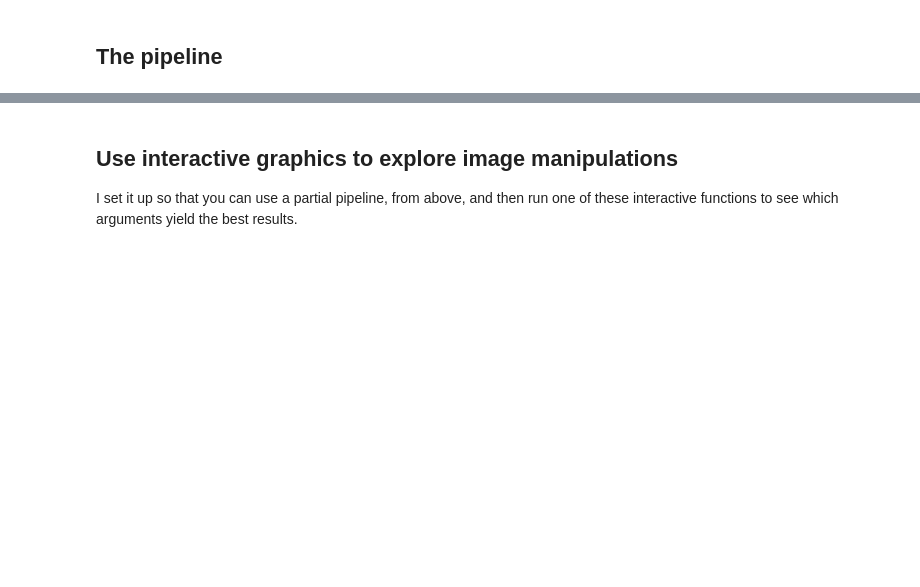
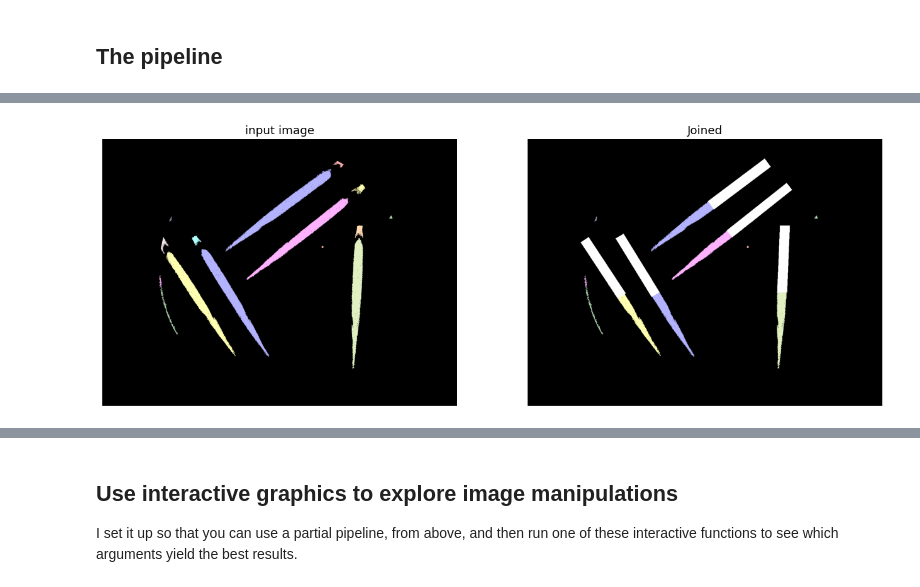
Before and after one commit to rafelafrance/segment_seeds, a Jupyter notebook: practice_segmenting.ipynb, the cells around one changed output, grey strips where cells are left out. Drawn from its saved outputs; the diff is of its cells as text; code cells hidden in the pictures; blank space fills up the shorter version.

Commit message:
Join seed heads & bodies

```diff
--- a/practice_segmenting.ipynb
+++ b/practice_segmenting.ipynb
@@ -49,11 +46,15 @@ matplotlib.rcParams.update({"font.size": 11})
 suffixes = (".jpeg", ".png")
 
 PATHS = [p for p in IMAGE_DIR.glob("*.*") if p.suffix in suffixes]
-path = PATHS[0]
+image_path = PATHS[0]
+# %%
+AREA_THRESHOLD = 9000
+HEAD_SEARCH_HEIGHT = 300
+HEAD_SEARCH_RADII = list(range(-20, 21))
 # %% [markdown]
 ## Get initial grayscale image
 # %%
-orig = io.imread(path)
+orig = io.imread(image_path)
 gray = np.uint8(color.rgb2gray(orig) * 255.0)
 io.imshow(gray)
 gray.dtype, gray.min(), gray.max()
@@ -472,0 +440,92 @@ bool (960, 1280)
+# %%
+canvas = image.copy()
+
+for body in regionprops(labels):
+    if body.area < AREA_THRESHOLD:
+        continue
+
+    # Start with the centroid calculated by scikit's measure.label function
+    centroid_rr, centroid_cc = int(body.centroid[0]), int(body.centroid[1])
+    # rr, cc = draw.disk((centroid_rr, centroid_cc), 4)
+    # canvas[rr, cc] = (0, 1, 0)
+
+    # Precalculate some orientation parameters
+    cos = math.cos(body.orientation)  # parallel
+    sin = math.sin(body.orientation)
+
+    cos2 = math.cos(body.orientation + math.pi / 2)  # perpendicular
+    sin2 = math.sin(body.orientation + math.pi / 2)
+
+    # Scan for the tallest head point
+    top, top_rr, top_cc = 0, None, None
+    belt1, belt1_lo_rr, belt1_lo_cc = 999, None, None
+    belt2, belt2_lo_rr, belt2_lo_cc = -999, None, None
+
+    hi_rr = int(centroid_rr - HEAD_SEARCH_HEIGHT * cos)
+    hi_cc = int(centroid_cc - HEAD_SEARCH_HEIGHT * sin)
+    # rr, cc = draw.disk((hi_rr, hi_cc), 4)
+    # canvas[rr, cc] = (1, 0, 0)
+
+    for radius in HEAD_SEARCH_RADII:
+        lo_rr = int(centroid_rr + radius * cos2)
+        lo_cc = int(centroid_cc + radius * sin2)
+
+        delta_rr, delta_cc = lo_rr - centroid_rr, lo_cc - centroid_cc
+
+        line_rr, line_cc = draw.line(lo_rr, lo_cc, hi_rr + delta_rr, hi_cc + delta_cc)
+        # canvas[line_rr, line_cc] = (1, 0, 0)
+
+        idx = np.argwhere(image[line_rr, line_cc])
+        if idx.size == 0:
+            continue
+
+        nonzero_rr = int(line_rr[idx[-1][0]])
+        nonzero_cc = int(line_cc[idx[-1][0]])
+        # rr, cc = draw.disk((nonzero_rr, nonzero_cc), 4)
+        # canvas[rr, cc] = (1, 0, 0)
+
+        dist = np.linalg.norm([lo_rr - nonzero_rr, lo_cc - nonzero_cc])
+        if dist > top:
+            top = dist
+            top_rr, top_cc = nonzero_rr, nonzero_cc
+
+        if radius < belt1:
+            belt1 = radius
+            belt1_lo_rr, belt1_lo_cc = lo_rr, lo_cc
+
+        if radius > belt2:
+            belt2 = radius
+            belt2_lo_rr, belt2_lo_cc = lo_rr, lo_cc
+
+    # rr, cc = draw.disk((belt1_lo_rr, belt1_lo_cc), 4)
+    # canvas[rr, cc] = (0, 1, 1)
+
+    hi_rr = int(centroid_rr - top * cos)
+    hi_cc = int(centroid_cc - top * sin)
+
+    delta1_rr, delta1_cc = belt1_lo_rr - centroid_rr, belt1_lo_cc - centroid_cc
+
+    # belt1_rr, belt1_cc = draw.line(
+    #     belt1_lo_rr, belt1_lo_cc, hi_rr + delta1_rr, hi_cc + delta1_cc
+    # )
+    # canvas[belt1_rr, belt1_cc] = (1, 0, 0)
+
+    delta2_rr, delta2_cc = belt2_lo_rr - centroid_rr, belt2_lo_cc - centroid_cc
+
+    # belt2_rr, belt2_cc = draw.line(
+    #     belt2_lo_rr, belt2_lo_cc, hi_rr + delta2_rr, hi_cc + delta2_cc
+    # )
+    # canvas[belt2_rr, belt2_cc] = (1, 0, 0)
+    rr, cc = draw.polygon(
+        (belt1_lo_rr, hi_rr + delta1_rr, hi_rr + delta2_rr, belt2_lo_rr),
+        (belt1_lo_cc, hi_cc + delta1_cc, hi_cc + delta2_cc, belt2_lo_cc),
+    )
+    # canvas[rr, cc] = (1, 0, 1)
+    image[rr, cc] = (1, 1, 1)
+
+    # rr, cc = draw.disk((top_rr, top_cc), 4)
+    # canvas[rr, cc] = (0, 0, 1)
+
+two_up(canvas, image, "Joined")
+# %% [output]
+[figure, added]
```
Also changed, not shown: parts of 48 cells of this notebook.
